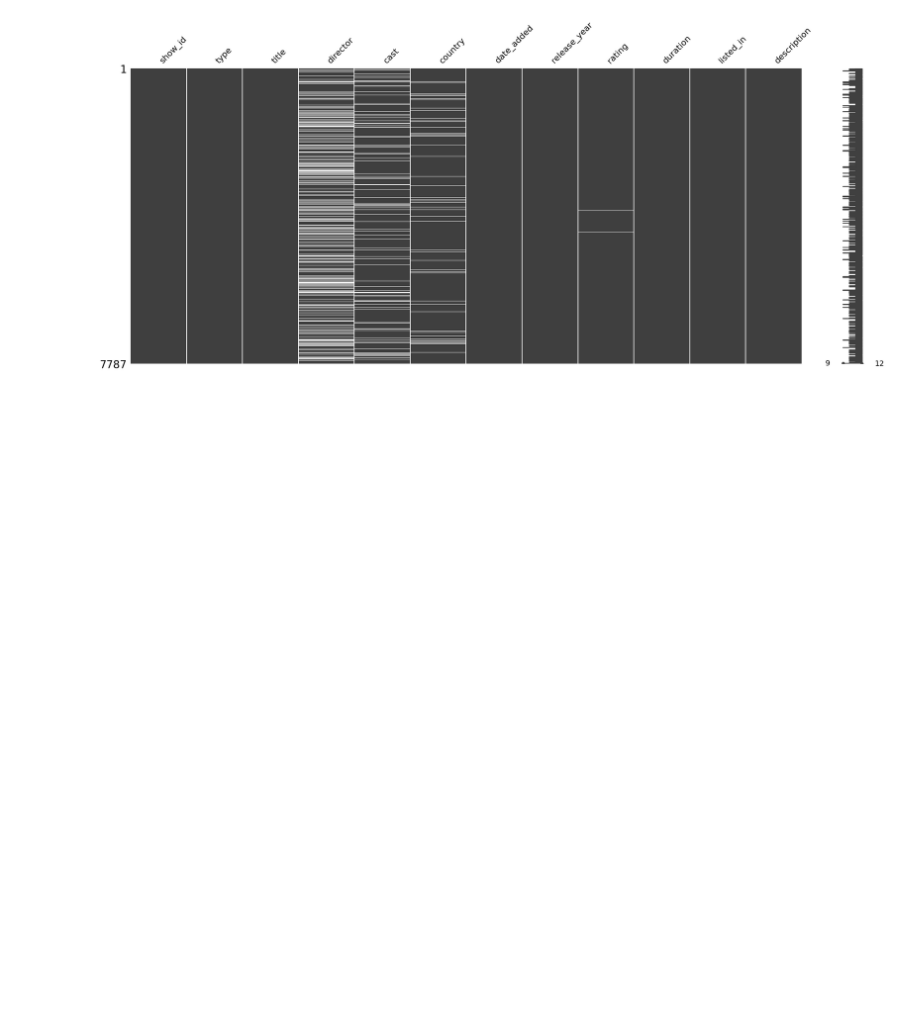
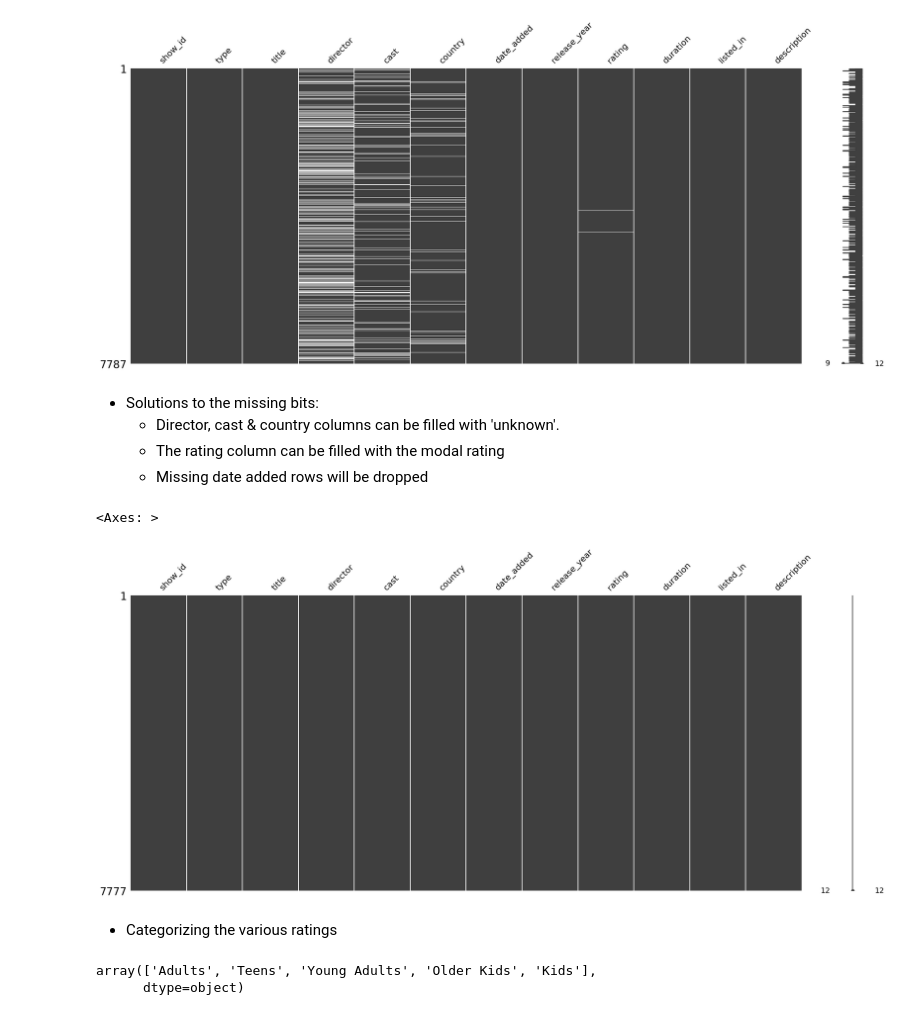
Before and after one commit to JanKosgei/Netflix-Recommendations, a Jupyter notebook: K-Means Netflix.ipynb, the cells around one changed output. Drawn from its saved outputs; the diff is of its cells as text; code cells hidden in the pictures; blank space fills up the shorter version.

```diff
--- a/K-Means Netflix.ipynb
+++ b/K-Means Netflix.ipynb
@@ -99,3 +92,40 @@ msgno.matrix(Netflix)
 # %% [output]
 <Axes: >
 [figure]
+# %% [markdown]
+- Solutions to the missing bits:
+   - Director, cast & country columns can be filled with 'unknown'.
+   - The rating column can be filled with the modal rating
+   - Missing date added rows will be dropped
+# %%
+Netflix[['director','cast','country']] = Netflix[['director','cast','country']].fillna('Unknown')
+Netflix['rating'] = Netflix['rating'].fillna(Netflix['rating'].mode()[0])
+Netflix.dropna(axis=0, inplace = True)
+
+msgno.matrix(Netflix)
+# %% [output]
+<Axes: >
+[figure, added]
+# %% [markdown]
+- Categorizing the various ratings
+# %%
+rating_map = {'TV-MA':'Adults',
+              'R':'Adults',
+              'PG-13':'Teens',
+              'TV-14':'Young Adults',
+              'TV-PG':'Older Kids',
+              'NR':'Adults',
+              'TV-G':'Kids',
+              'TV-Y':'Kids',
+              'TV-Y7':'Older Kids',
+              'PG':'Older Kids',
+              'G':'Kids',
+              'NC-17':'Adults',
+              'TV-Y7-FV':'Older Kids',
+              'UR':'Adults'}
+
+Netflix['rating'].replace(rating_map, inplace = True)
+Netflix['rating'].unique()
+# %% [output]
+array(['Adults', 'Teens', 'Young Adults', 'Older Kids', 'Kids'],
+      dtype=object)
```
Also changed, not shown: parts of 12 cells of this notebook.
